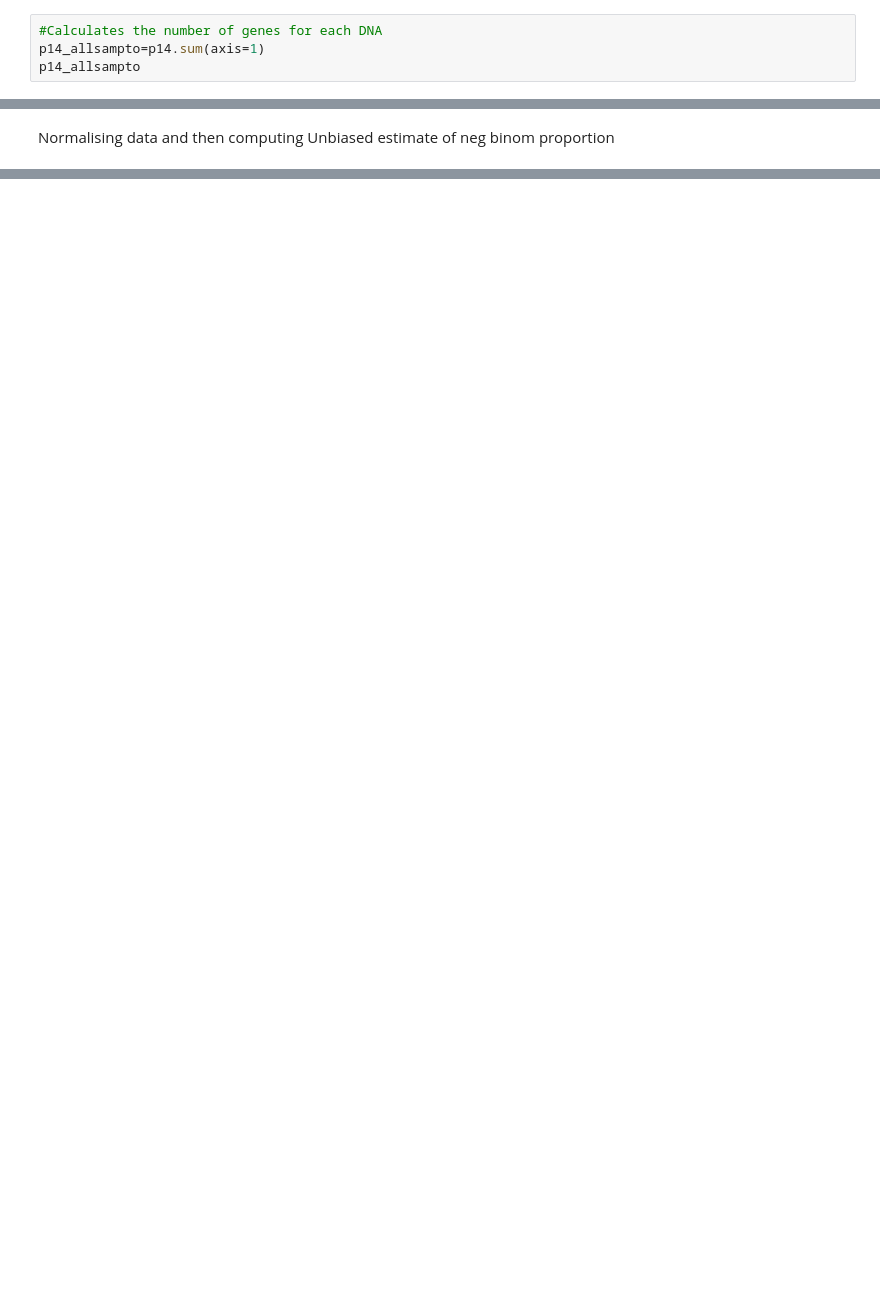
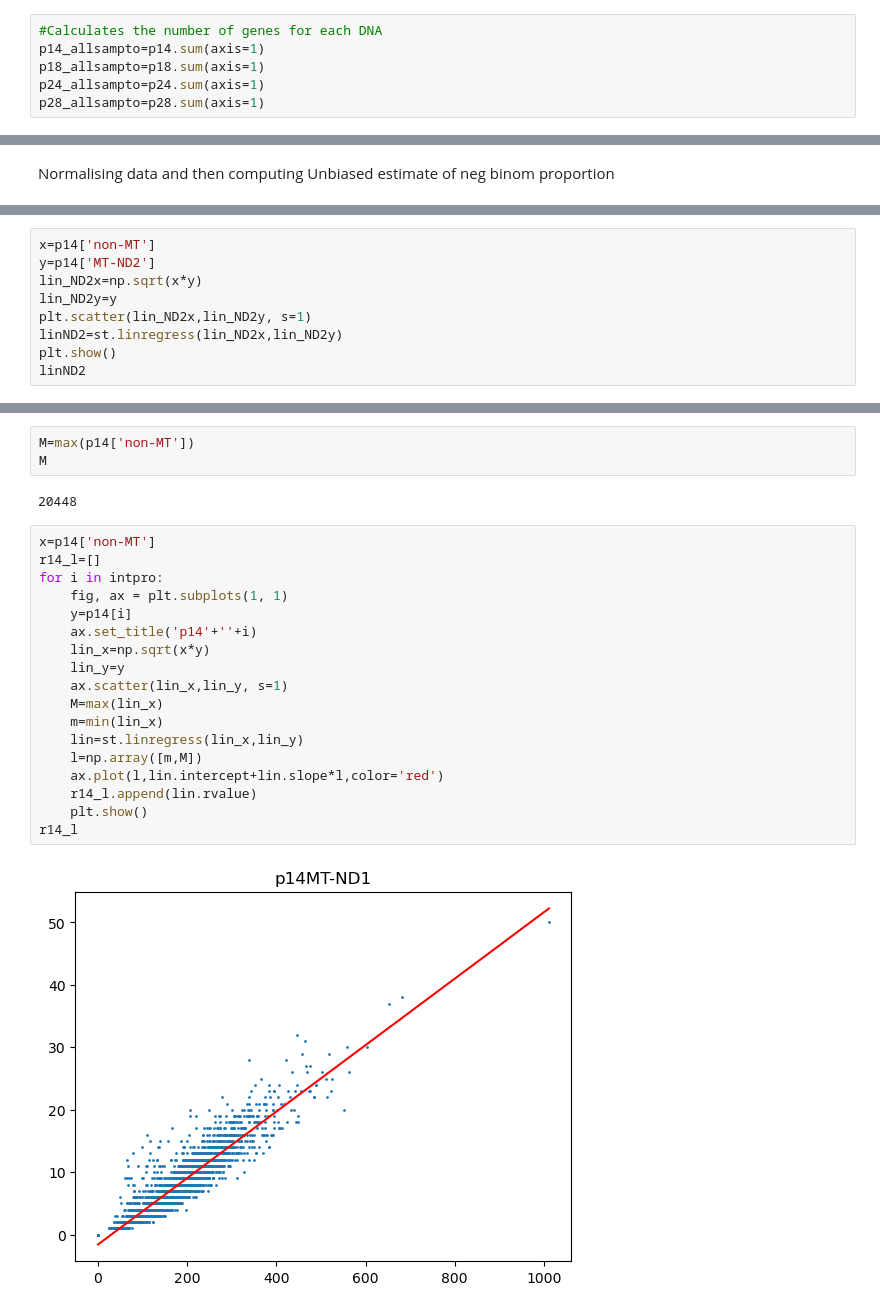
Before and after one commit to rrrrrrrlll/M2R_Group_12, a Jupyter notebook: Chi Square gof.ipynb, the cells around one changed output, grey strips where cells are left out. Saved outputs shown, nothing was run; the diff lists cells and outputs as text; blank space fills up the shorter version.

```diff
--- a/Chi Square gof.ipynb
+++ b/Chi Square gof.ipynb
@@ -82,4 +82,6 @@ p28n=len(pat2_8int)
 # %%
 #Calculates the number of genes for each DNA
 p14_allsampto=p14.sum(axis=1)
-p14_allsampto
+p18_allsampto=p18.sum(axis=1)
+p24_allsampto=p24.sum(axis=1)
+p28_allsampto=p28.sum(axis=1)
@@ -197,0 +345,9 @@ chi2_p14_res
+# %%
+x=p14['non-MT']
+y=p14['MT-ND2']
+lin_ND2x=np.sqrt(x*y)
+lin_ND2y=y
+plt.scatter(lin_ND2x,lin_ND2y, s=1)
+linND2=st.linregress(lin_ND2x,lin_ND2y)
+plt.show()
+linND2
@@ -197,0 +361,25 @@ chi2_p14_res
+# %%
+M=max(p14['non-MT'])
+M
+# %% [output]
+20448
+# %%
+x=p14['non-MT']
+r14_l=[]
+for i in intpro:
+    fig, ax = plt.subplots(1, 1)
+    y=p14[i]
+    ax.set_title('p14'+''+i)
+    lin_x=np.sqrt(x*y)
+    lin_y=y
+    ax.scatter(lin_x,lin_y, s=1)
+    M=max(lin_x)
+    m=min(lin_x)
+    lin=st.linregress(lin_x,lin_y)
+    l=np.array([m,M])
+    ax.plot(l,lin.intercept+lin.slope*l,color='red')
+    r14_l.append(lin.rvalue)
+    plt.show()
+r14_l
+# %% [output]
+[figure, added]
```
Also changed, not shown: parts of 23 cells of this notebook, 1 other file.
